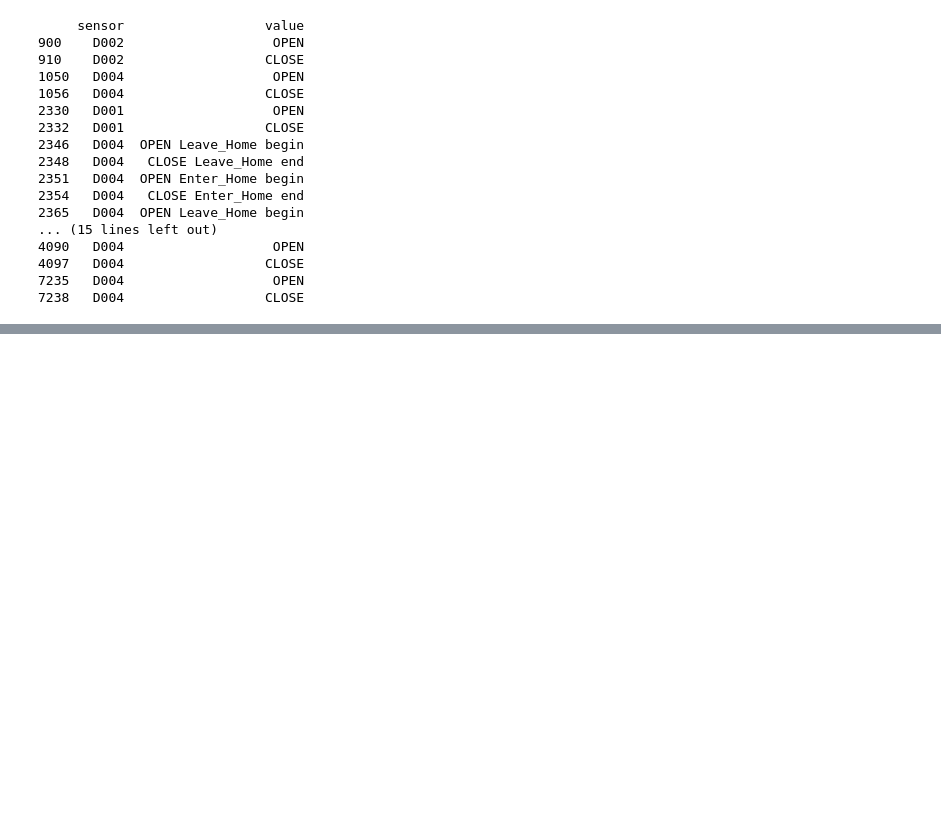
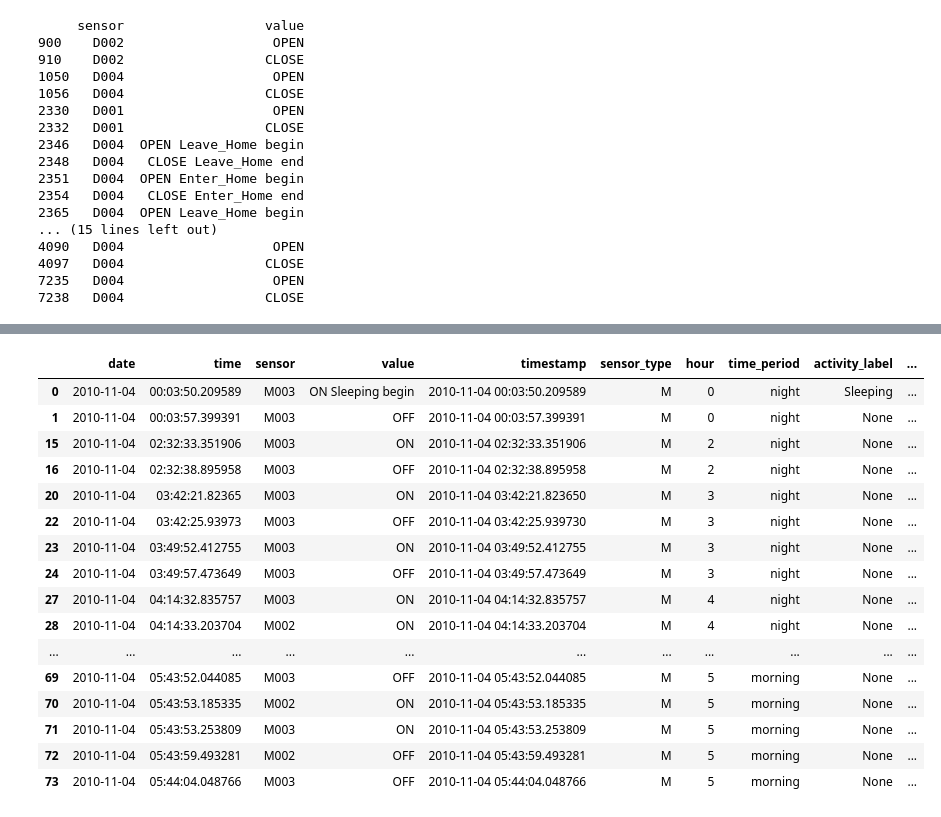
Before and after one commit to salmmaaly/HomeCareIOT, a Jupyter notebook: notebooks/01_data_exploration.ipynb, the cells around one changed output, grey strips where cells are left out. Cells and saved outputs as stored; diff of their text form; code cells hidden in the pictures; blank space fills up the shorter version.

```diff
--- a/notebooks/01_data_exploration.ipynb
+++ b/notebooks/01_data_exploration.ipynb
@@ -464,0 +579,2 @@ print(df[df["sensor_type"] == "D"][["sensor", "value"]].head(30))
+# %%
+df = df[df["sensor_type"] != "T"].copy()
@@ -464,0 +653,49 @@ print(df[df["sensor_type"] == "D"][["sensor", "value"]].head(30))
+# %%
+def extract_activity(value):
+    value = str(value).strip()
+
+    if " begin" in value:
+        activity = value.replace("ON ", "").replace("OFF ", "").replace(" begin", "")
+        return activity
+
+    elif " end" in value:
+        activity = value.replace("ON ", "").replace("OFF ", "").replace(" end", "")
+        return activity
+
+    return None
+
+
+def extract_state(value):
+    value = str(value).strip()
+
+    if " begin" in value:
+        return "begin"
+
+    elif " end" in value:
+        return "end"
+
+    return None
+
+
+df["activity_label"] = df["value"].apply(extract_activity)
+df["activity_state"] = df["value"].apply(extract_state)
+# %%
+df.head(50)
+# %% [output]
+|  | date | time | sensor | value | timestamp | sensor_type | hour | time_period | activity_label | ... |
+| 0 | 2010-11-04 | 00:03:50.209589 | M003 | ON Sleeping begin | 2010-11-04 00:03:50.209589 | M | 0 | night | Sleeping | ... |
+| 1 | 2010-11-04 | 00:03:57.399391 | M003 | OFF | 2010-11-04 00:03:57.399391 | M | 0 | night | None | ... |
+| 15 | 2010-11-04 | 02:32:33.351906 | M003 | ON | 2010-11-04 02:32:33.351906 | M | 2 | night | None | ... |
+| 16 | 2010-11-04 | 02:32:38.895958 | M003 | OFF | 2010-11-04 02:32:38.895958 | M | 2 | night | None | ... |
+| 20 | 2010-11-04 | 03:42:21.82365 | M003 | ON | 2010-11-04 03:42:21.823650 | M | 3 | night | None | ... |
+| 22 | 2010-11-04 | 03:42:25.93973 | M003 | OFF | 2010-11-04 03:42:25.939730 | M | 3 | night | None | ... |
+| 23 | 2010-11-04 | 03:49:52.412755 | M003 | ON | 2010-11-04 03:49:52.412755 | M | 3 | night | None | ... |
+| 24 | 2010-11-04 | 03:49:57.473649 | M003 | OFF | 2010-11-04 03:49:57.473649 | M | 3 | night | None | ... |
+| 27 | 2010-11-04 | 04:14:32.835757 | M003 | ON | 2010-11-04 04:14:32.835757 | M | 4 | night | None | ... |
+| 28 | 2010-11-04 | 04:14:33.203704 | M002 | ON | 2010-11-04 04:14:33.203704 | M | 4 | night | None | ... |
+| ... | ... | ... | ... | ... | ... | ... | ... | ... | ... | ... |
+| 69 | 2010-11-04 | 05:43:52.044085 | M003 | OFF | 2010-11-04 05:43:52.044085 | M | 5 | morning | None | ... |
+| 70 | 2010-11-04 | 05:43:53.185335 | M002 | ON | 2010-11-04 05:43:53.185335 | M | 5 | morning | None | ... |
+| 71 | 2010-11-04 | 05:43:53.253809 | M003 | ON | 2010-11-04 05:43:53.253809 | M | 5 | morning | None | ... |
+| 72 | 2010-11-04 | 05:43:59.493281 | M002 | OFF | 2010-11-04 05:43:59.493281 | M | 5 | morning | None | ... |
+| 73 | 2010-11-04 | 05:44:04.048766 | M003 | OFF | 2010-11-04 05:44:04.048766 | M | 5 | morning | None | ... |
```
Also changed, not shown: parts of 26 cells of this notebook.
